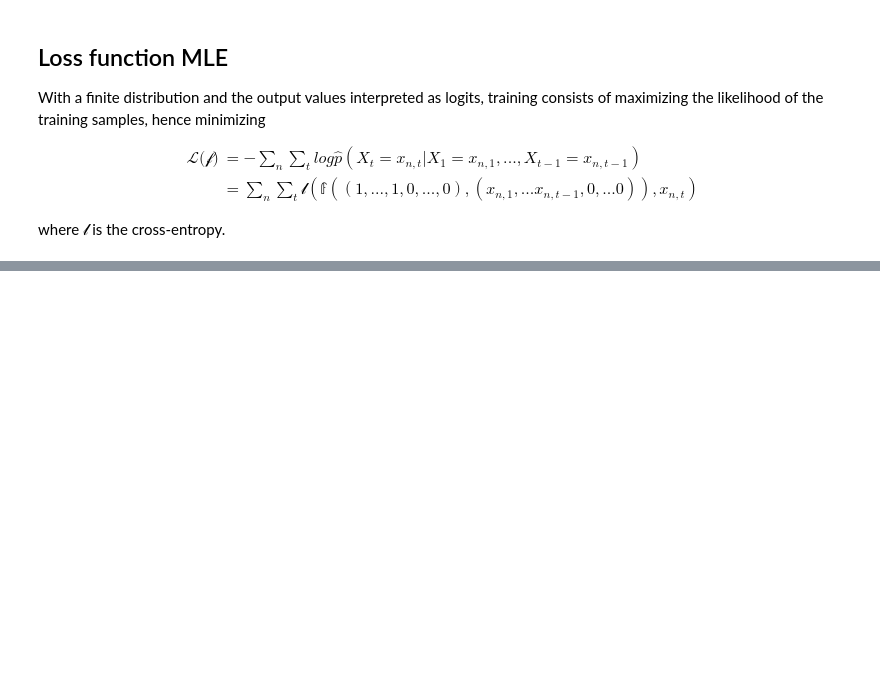
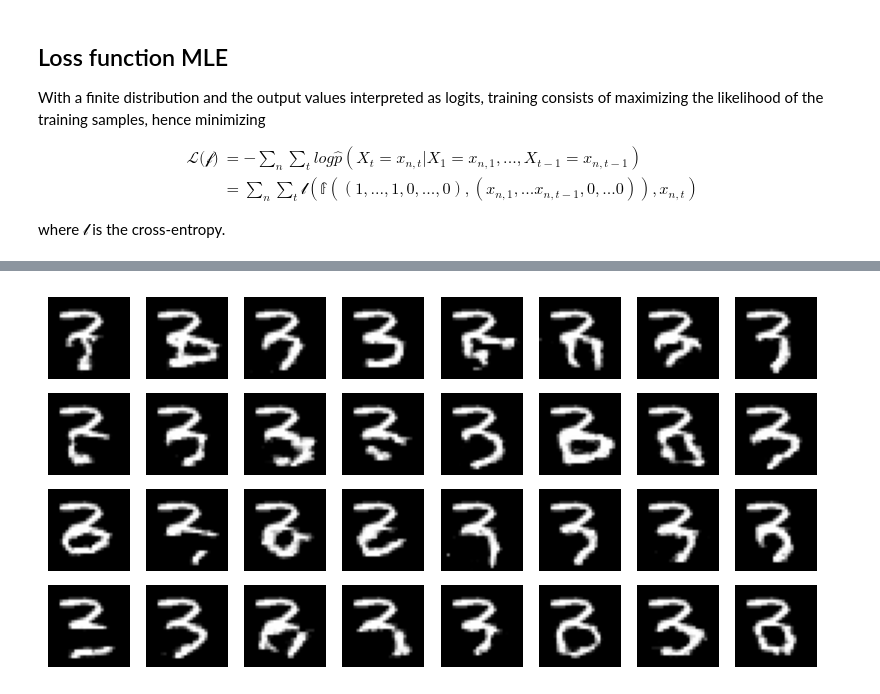
Before and after one commit to lzhang2/deep_generate_ai, a Jupyter notebook: auto_regression/auto_regression_demo.ipynb, the cells around one changed output, grey strips where cells are left out. Saved outputs shown, nothing was run; the diff lists cells and outputs as text; code cells hidden in the pictures; blank space fills up the shorter version.

```diff
--- a/auto_regression/auto_regression_demo.ipynb
+++ b/auto_regression/auto_regression_demo.ipynb
@@ -160,0 +162,6 @@ plt.show()
+# %%
+generate_data_with_prior = inference_with_prior(model,32, train_input.shape[1:], mu, std, prior)
+# %%
+plot_inference(generate_data_with_prior, 4, 8)
+# %% [output]
+[figure, added]
```
Also changed, not shown: parts of 25 cells of this notebook.
